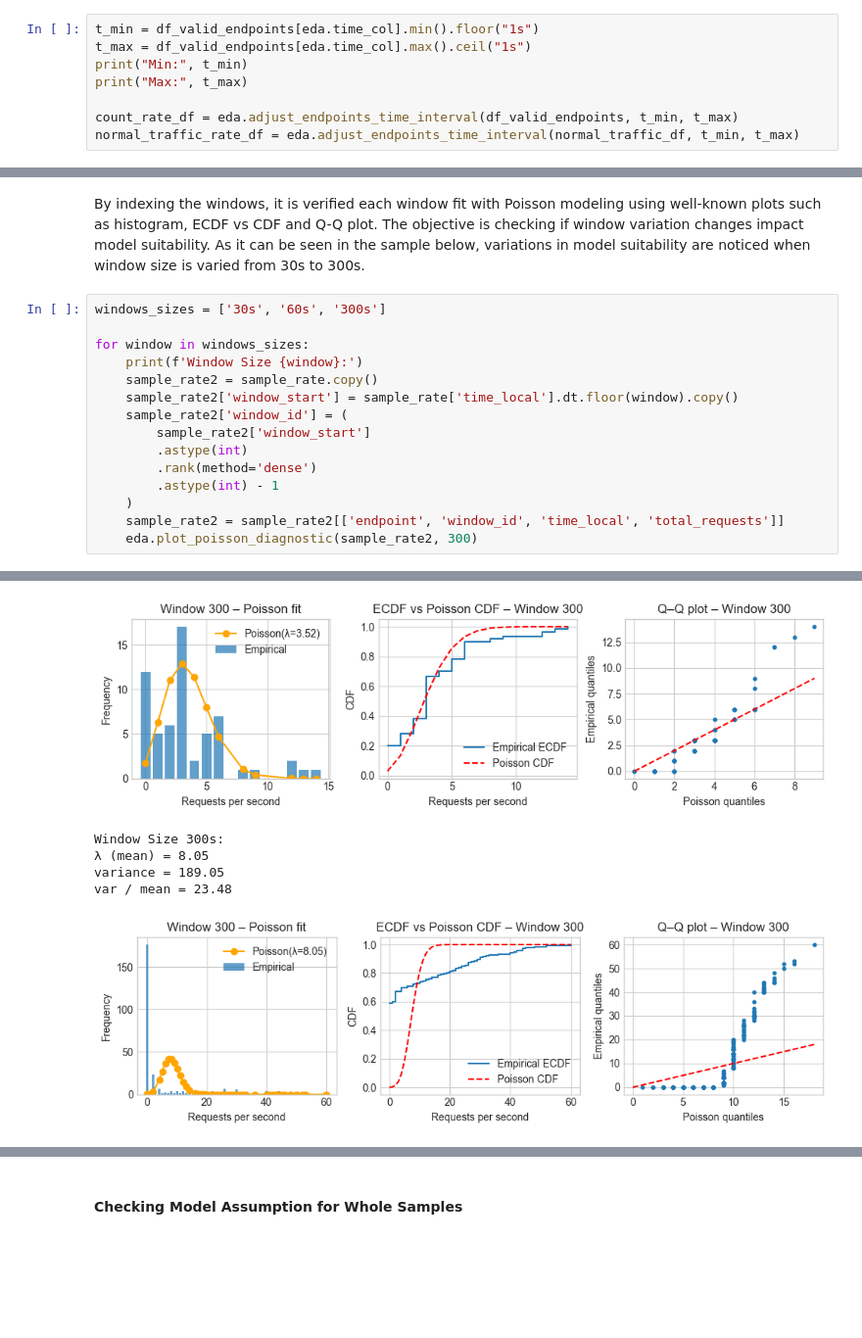
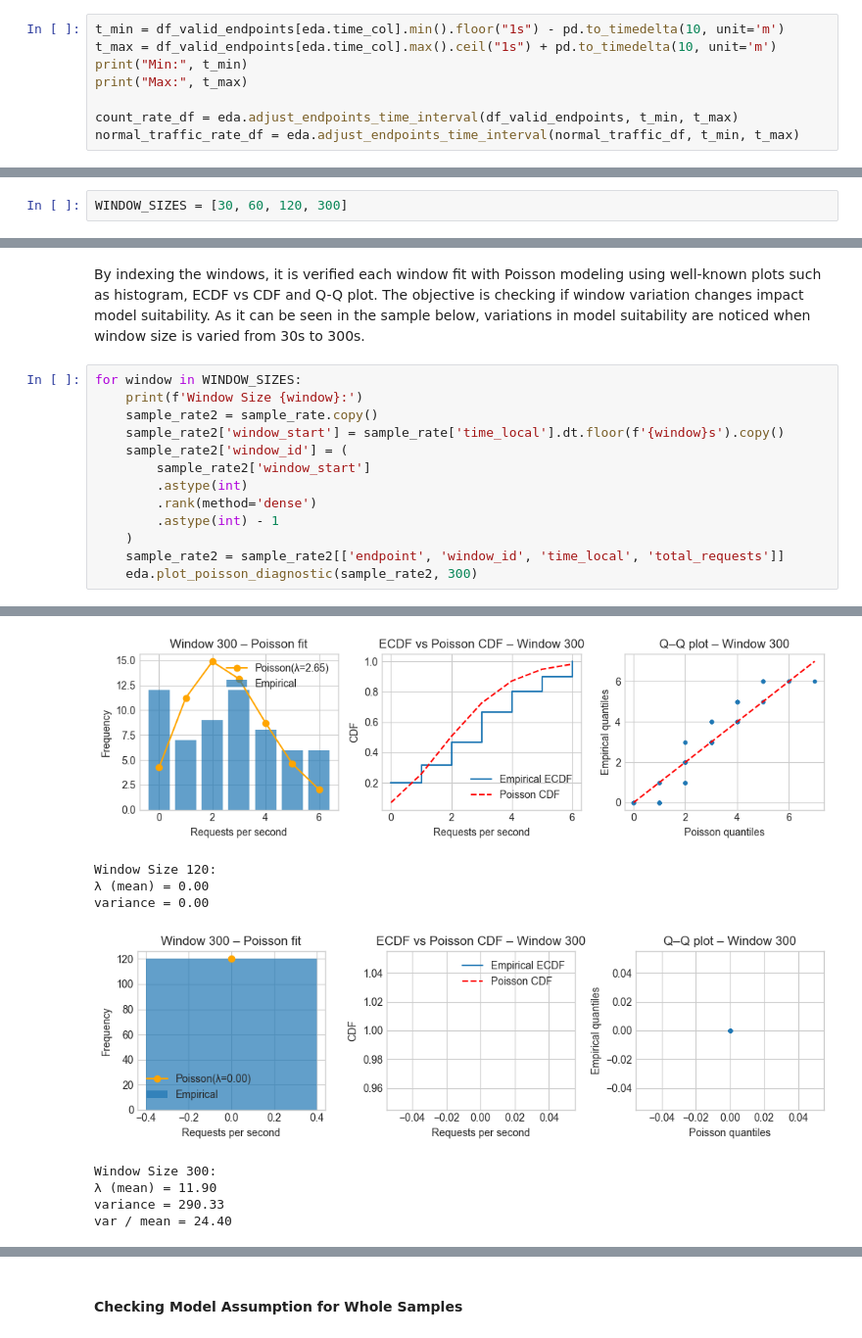
Before and after one commit to lmamede/api-health-monitor, a Jupyter notebook: notebooks/1-eda/EDA-ToN_IoT.ipynb, the cells around one changed output, grey strips where cells are left out. Shown at 98% size. Cells and saved outputs as stored; diff of their text form; blank space fills up the shorter version.

```diff
--- a/notebooks/1-eda/EDA-ToN_IoT.ipynb
+++ b/notebooks/1-eda/EDA-ToN_IoT.ipynb
@@ -319,8 +320,8 @@ Although we filtered the endpoints with few events, these events start in differ
 # %%
 normal_traffic_df = df_valid_endpoints[df_valid_endpoints['is_anomaly'] != 1]
 # %%
-t_min = df_valid_endpoints[eda.time_col].min().floor("1s")
-t_max = df_valid_endpoints[eda.time_col].max().ceil("1s")
+t_min = df_valid_endpoints[eda.time_col].min().floor("1s") - pd.to_timedelta(10, unit='m')
+t_max = df_valid_endpoints[eda.time_col].max().ceil("1s") + pd.to_timedelta(10, unit='m')
 print("Min:", t_min)
 print("Max:", t_max)
 
@@ -339,5 +340,7 @@ count_rate_df.shape
 # %% [markdown]
 ### 5 - Poisson Model Analysis
+# %%
+WINDOW_SIZES = [30, 60, 120, 300]
 # %% [markdown]
 #### Checking window size
 # %% [markdown]
@@ -391,12 +393,10 @@ sample_rate
 # %% [markdown]
 By indexing the windows, it is verified each window fit with Poisson modeling using well-known plots such as histogram, ECDF vs CDF and Q-Q plot. The objective is checking if window variation changes impact model suitability. As it can be seen in the sample below, variations in model suitability are noticed when window size is varied from 30s to 300s.
 # %%
-windows_sizes = ['30s', '60s', '300s']
-
-for window in windows_sizes:
+for window in WINDOW_SIZES:
     print(f'Window Size {window}:')
     sample_rate2 = sample_rate.copy()
-    sample_rate2['window_start'] = sample_rate['time_local'].dt.floor(window).copy()
+    sample_rate2['window_start'] = sample_rate['time_local'].dt.floor(f'{window}s').copy()
     sample_rate2['window_id'] = (
         sample_rate2['window_start']
         .astype(int)
@@ -418,6 +418,9 @@ var / mean = 3.12
-[figure, old version]
+[figure, new version]
-Window Size 300s:
-λ (mean) = 8.05
-variance = 189.05
-var / mean = 23.48
+Window Size 120:
+λ (mean) = 0.00
+variance = 0.00
-[figure, old version]
+[figure, new version]
+Window Size 300:
+λ (mean) = 11.90
+variance = 290.33
+var / mean = 24.40
```
Also changed, not shown: parts of 19 cells of this notebook, 2 other files.
